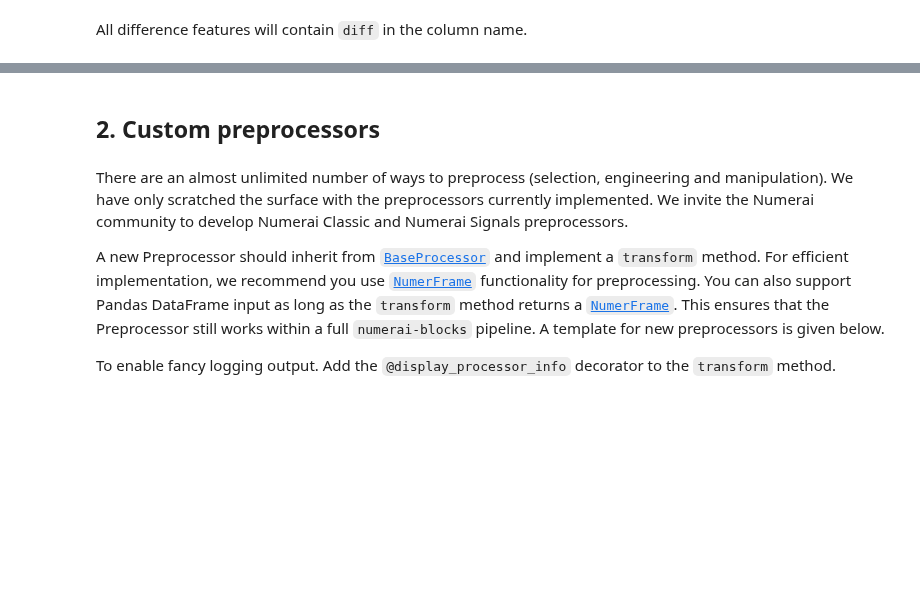
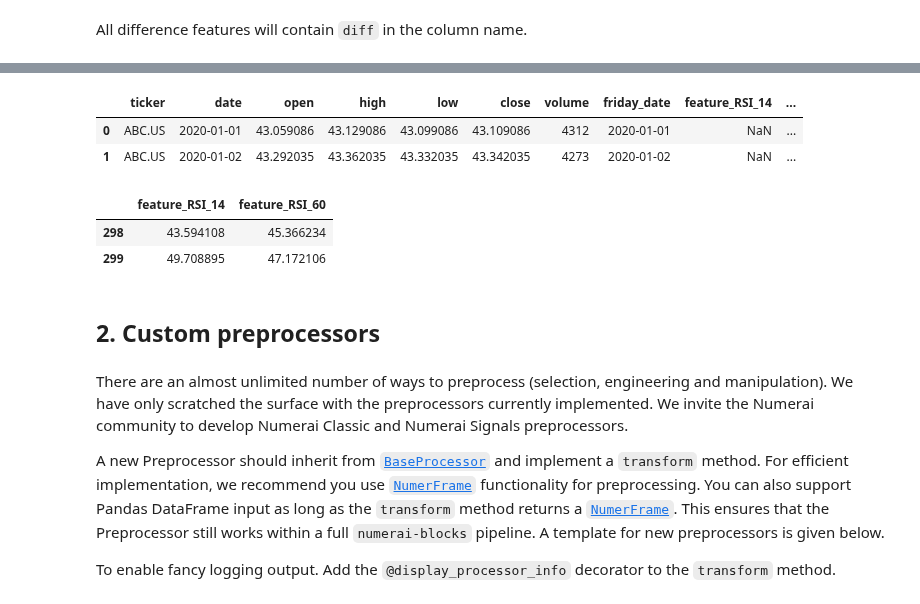
Before and after one commit to crowdcent/numerblox, a Jupyter notebook: _proc/03_preprocessing.ipynb, the cells around one changed output, grey strips where cells are left out. Cells and saved outputs as stored; diff of their text form; code cells hidden in the pictures; blank space fills up the shorter version.

Commit message:
POC for `PandasTaFeatureGenerator`

```diff
--- a/_proc/03_preprocessing.ipynb
+++ b/_proc/03_preprocessing.ipynb
@@ -727,3 +754,17 @@ dataf.get_pattern_data("diff").tail(2)
+# %%
+pta = PandasTaFeatureGenerator()
+new_pta_df = pta.transform(dummy_df)
+new_pta_df.head(2)
+# %% [output]
+|  | ticker | date | open | high | low | close | volume | friday_date | feature_RSI_14 | ... |
+| 0 | ABC.US | 2020-01-01 | 43.059086 | 43.129086 | 43.099086 | 43.109086 | 4312 | 2020-01-01 | NaN | ... |
+| 1 | ABC.US | 2020-01-02 | 43.292035 | 43.362035 | 43.332035 | 43.342035 | 4273 | 2020-01-02 | NaN | ... |
+# %%
+new_pta_df.get_feature_data.tail(2)
+# %% [output]
+|  | feature_RSI_14 | feature_RSI_60 |
+| 298 | 43.594108 | 45.366234 |
+| 299 | 49.708895 | 47.172106 |
 # %% [markdown]
 ## 2. Custom preprocessors
 # %% [markdown]
```
Also changed, not shown: parts of 34 cells of this notebook, 6 other files.
